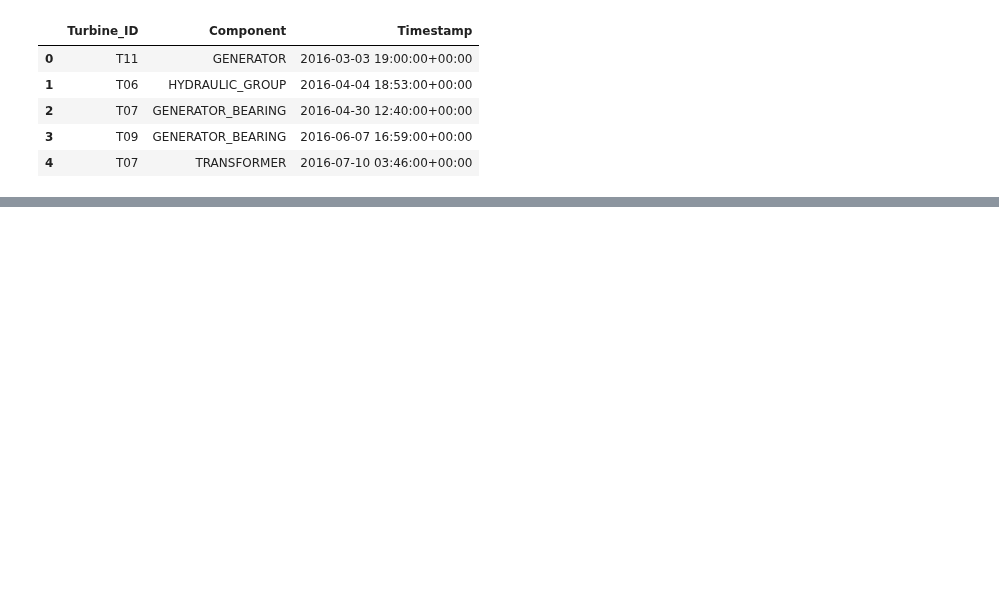
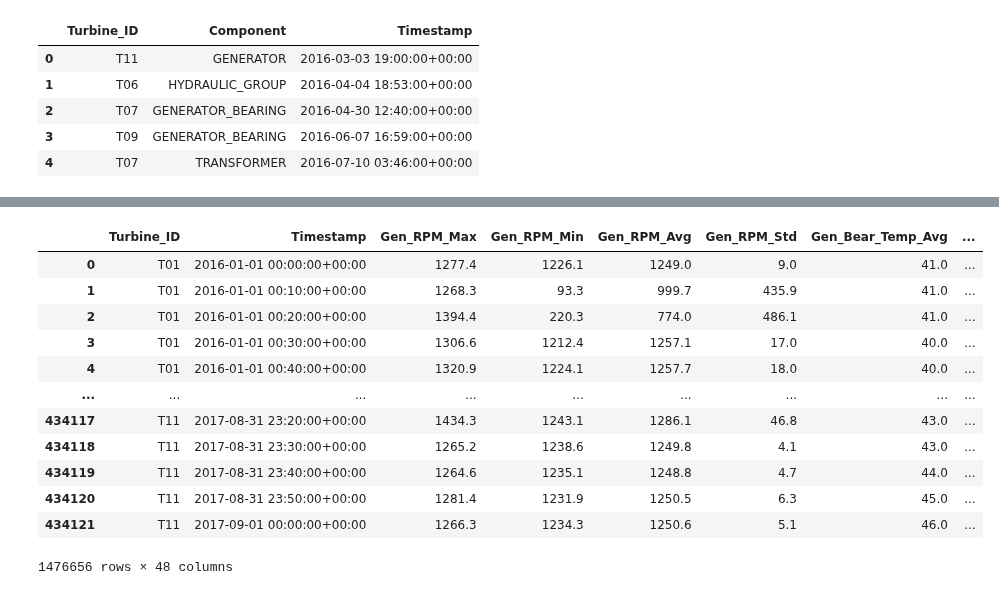
Before and after one commit to RicardoJPedro82/wmillfailprev, a Jupyter notebook: notebooks/Getting Data.ipynb, the cells around one changed output, grey strips where cells are left out. Cells and saved outputs as stored; diff of their text form; code cells hidden in the pictures; blank space fills up the shorter version.

```diff
--- a/notebooks/Getting Data.ipynb
+++ b/notebooks/Getting Data.ipynb
@@ -195,0 +150,6 @@ generator_final
+# %%
+df_generator_final=prepare_data(generator_final)
+df_gen_bear_final=prepare_data(gen_bear_final)
+df_hyd_final=prepare_data(hyd_final)
+df_gearbox_final=prepare_data(gearbox_final)
+df_transf_final=prepare_data(transf_final)
@@ -195,0 +203,6 @@ generator_final
+# %%
+generator_df = fill_na_by_turbine(df_generator_final)
+gen_bear_df = fill_na_by_turbine(df_gen_bear_final)
+hyd_df = fill_na_by_turbine(df_hyd_final)
+gearbox_df = fill_na_by_turbine(df_gearbox_final)
+transf_df = fill_na_by_turbine(df_transf_final)
@@ -195,0 +227,7 @@ generator_final
+# %%
+def Failure_Time_Horizon(days, period):
+    if 2 <= days <= period:
+        Flag=1
+    else:
+        Flag=0
+    return Flag
@@ -196,3 +254,25 @@ generator_final
+# %%
+generator_df['60_days'] = generator_df.apply(lambda x: Failure_Time_Horizon(x['TTF'], 60),axis=1)
+gen_bear_df['60_days'] = gen_bear_df.apply(lambda x: Failure_Time_Horizon(x['TTF'], 60),axis=1)
+hyd_df['60_days'] = hyd_df.apply(lambda x: Failure_Time_Horizon(x['TTF'], 60),axis=1)
+gearbox_df['60_days'] = gearbox_df.apply(lambda x: Failure_Time_Horizon(x['TTF'], 60),axis=1)
+transf_df['60_days'] = transf_df.apply(lambda x: Failure_Time_Horizon(x['TTF'], 60),axis=1)
+# %%
+generator_df
+# %% [output]
+|  | Turbine_ID | Timestamp | Gen_RPM_Max | Gen_RPM_Min | Gen_RPM_Avg | Gen_RPM_Std | Gen_Bear_Temp_Avg | ... |
+| 0 | T01 | 2016-01-01 00:00:00+00:00 | 1277.4 | 1226.1 | 1249.0 | 9.0 | 41.0 | ... |
+| 1 | T01 | 2016-01-01 00:10:00+00:00 | 1268.3 | 93.3 | 999.7 | 435.9 | 41.0 | ... |
+| 2 | T01 | 2016-01-01 00:20:00+00:00 | 1394.4 | 220.3 | 774.0 | 486.1 | 41.0 | ... |
+| 3 | T01 | 2016-01-01 00:30:00+00:00 | 1306.6 | 1212.4 | 1257.1 | 17.0 | 40.0 | ... |
+| 4 | T01 | 2016-01-01 00:40:00+00:00 | 1320.9 | 1224.1 | 1257.7 | 18.0 | 40.0 | ... |
+| ... | ... | ... | ... | ... | ... | ... | ... | ... |
+| 434117 | T11 | 2017-08-31 23:20:00+00:00 | 1434.3 | 1243.1 | 1286.1 | 46.8 | 43.0 | ... |
+| 434118 | T11 | 2017-08-31 23:30:00+00:00 | 1265.2 | 1238.6 | 1249.8 | 4.1 | 43.0 | ... |
+| 434119 | T11 | 2017-08-31 23:40:00+00:00 | 1264.6 | 1235.1 | 1248.8 | 4.7 | 44.0 | ... |
+| 434120 | T11 | 2017-08-31 23:50:00+00:00 | 1281.4 | 1231.9 | 1250.5 | 6.3 | 45.0 | ... |
+| 434121 | T11 | 2017-09-01 00:00:00+00:00 | 1266.3 | 1234.3 | 1250.6 | 5.1 | 46.0 | ... |
+1476656 rows × 48 columns
 # %%
 # def timestamp_round_down(df, time_column='Timestamp'):
 #     'Arredondar os intervalos de tempo para os 10 minutos anteriores'
```
Also changed, not shown: parts of 31 cells of this notebook, 1 other file.
